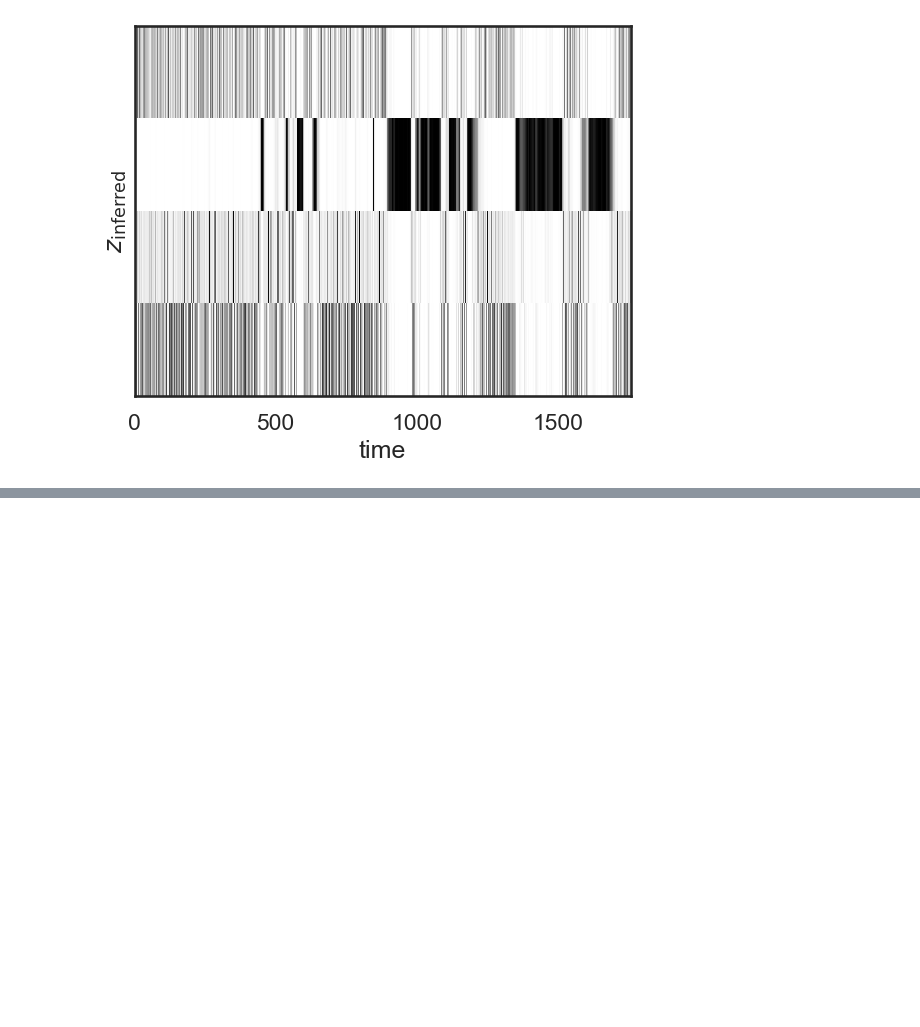
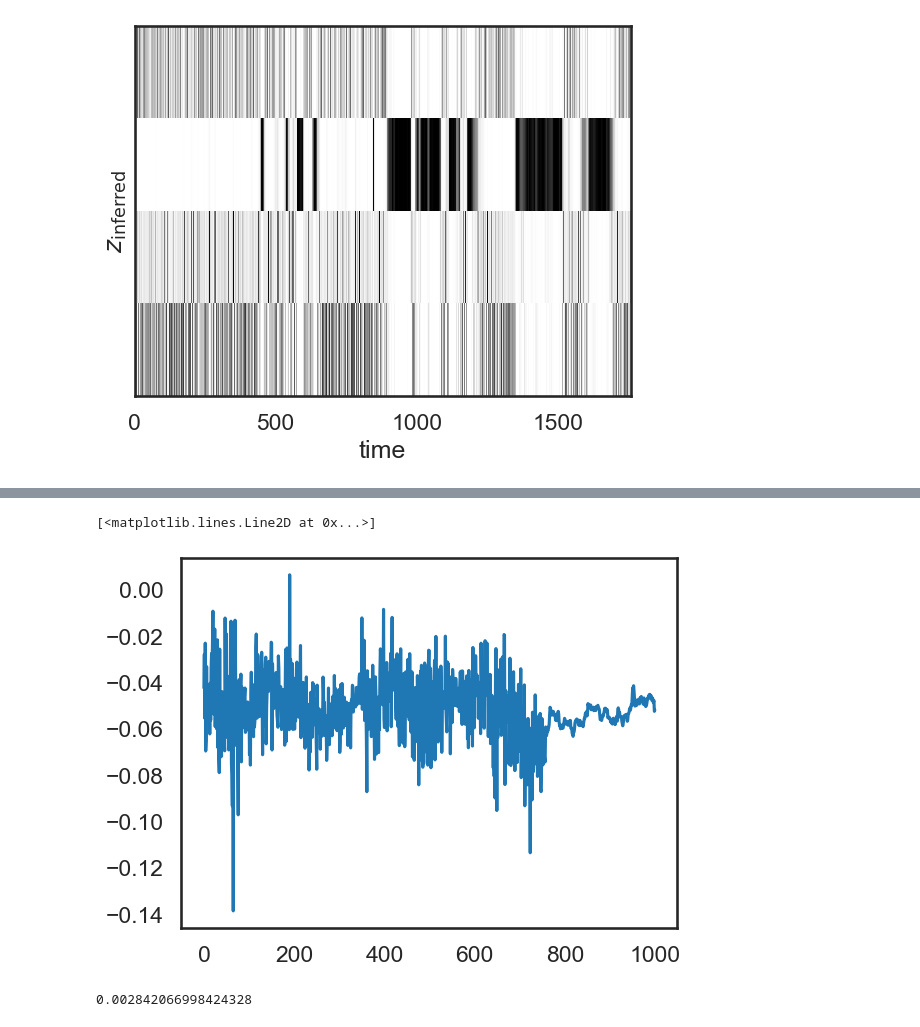
Before and after one commit to mzampar/PML_ARHMM, a Jupyter notebook: financial_analysis.ipynb, the cells around one changed output, grey strips where cells are left out. Drawn from its saved outputs; the diff is of its cells as text; code cells hidden in the pictures; blank space fills up the shorter version.

```diff
--- a/financial_analysis.ipynb
+++ b/financial_analysis.ipynb
@@ -211,0 +316,10 @@ Text(0.5, 0, 'time')
+# %%
+plt.plot(d-predictions)
+# %% [output]
+[<matplotlib.lines.Line2D at 0x...>]
+[figure, added]
+# %%
+# rss of predictions
+print(np.sum(np.square(d-predictions))/len(d))
+# %% [output]
+0.002842066998424328
```
Also changed, not shown: parts of 10 cells of this notebook, 1 other file.
